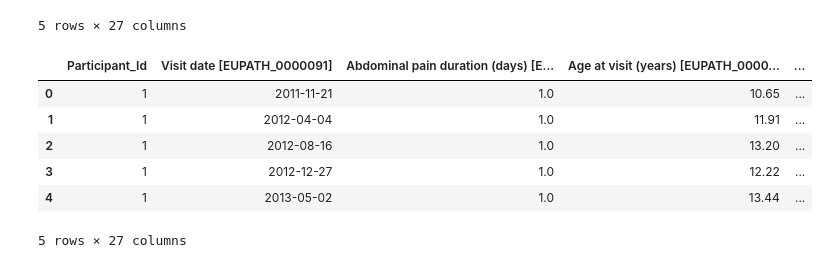
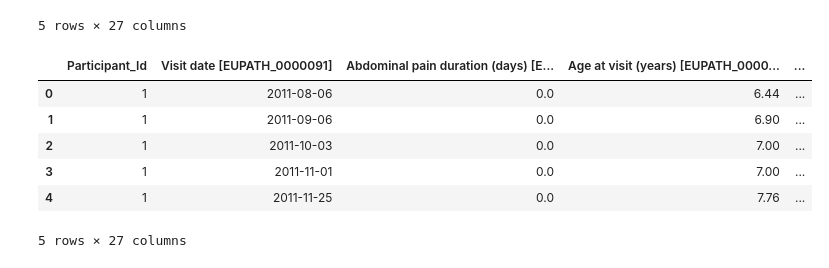
Before and after one commit to noo-rashbass/synthetic-data-service, a Jupyter notebook: doppelganger/gan/walkthrough_prism.ipynb, the cells around one changed output. Cells and saved outputs as stored; diff of their text form; code cells hidden in the pictures.

Commit message:
Add eval for c1000 data w/o attr

```diff
--- a/doppelganger/gan/walkthrough_prism.ipynb
+++ b/doppelganger/gan/walkthrough_prism.ipynb
@@ -43,7 +43,7 @@ Clean means
 This `csv` file can be used for evaluation between real and generated data
 # %%
 # define if first dday for each patient should be considered as an attribute or feature
-first_dday_as_attr = True
+first_dday_as_attr = False
 cleaned_df = clean_prism(data, first_dday_as_attr) #clean_prism is a highly specifc function!
 cleaned_df.head()
 # %% [output]
@@ -165,10 +165,10 @@ if first_dday_as_attr:
 
 else:
     features, attributes, gen_flag, min_val, max_val, feature_cols, attribute_cols = real_data_loading('data/ori_prism_cleaned.csv')
-    gen_prism_int_e200 = gen_data_loading('data/generated_data_train_e200.npz', feature_cols, attribute_cols, min_val, max_val, False, seq_len=130)
-    #gen_prism_int_e200.to_csv('data/gen_prism_int_e200.csv', index=False)
-    gen_prism_final_e200 = convert_df_to_ori_format(gen_prism_int_e200, False)
-    #gen_prism_final_e200.to_csv('data/gen_prism_final_e200.csv', index=False)
+    gen_prism_int_c1000 = gen_data_loading('data/generated_data_train_c1000.npz', feature_cols, attribute_cols, min_val, max_val, False, seq_len=130)
+    #gen_prism_int_c1000.to_csv('data/gen_prism_int_c1000.csv', index=False)
+    gen_prism_final_c1000 = convert_df_to_ori_format(gen_prism_int_c1000, False)
+    #gen_prism_final_c1000.to_csv('data/gen_prism_final_c1000.csv', index=False)
 # %% [markdown]
 ### An example of the final form of generated data
 # %%
@@ -182,12 +182,12 @@ gen_prism_at_final_e200.head()
 | 4 | 1 | 2012-02-26 | 0.0 | 25.54 | ... |
 5 rows × 27 columns
 # %%
-gen_prism_final_e200.head()
+gen_prism_final_c1000.head()
 # %% [output]
 |  | Participant_Id | Visit date [EUPATH_0000091] | Abdominal pain duration (days) [E... | Age at visit (years) [EUPATH_0000... | ... |
-| 0 | 1 | 2011-11-21 | 1.0 | 10.65 | ... |
-| 1 | 1 | 2012-04-04 | 1.0 | 11.91 | ... |
-| 2 | 1 | 2012-08-16 | 1.0 | 13.20 | ... |
-| 3 | 1 | 2012-12-27 | 1.0 | 12.22 | ... |
-| 4 | 1 | 2013-05-02 | 1.0 | 13.44 | ... |
+| 0 | 1 | 2011-08-06 | 0.0 | 6.44 | ... |
+| 1 | 1 | 2011-09-06 | 0.0 | 6.90 | ... |
+| 2 | 1 | 2011-10-03 | 0.0 | 7.00 | ... |
+| 3 | 1 | 2011-11-01 | 0.0 | 7.00 | ... |
+| 4 | 1 | 2011-11-25 | 0.0 | 7.76 | ... |
 5 rows × 27 columns
```
Also changed, not shown: parts of 1 cell of this notebook, 6 other files.
